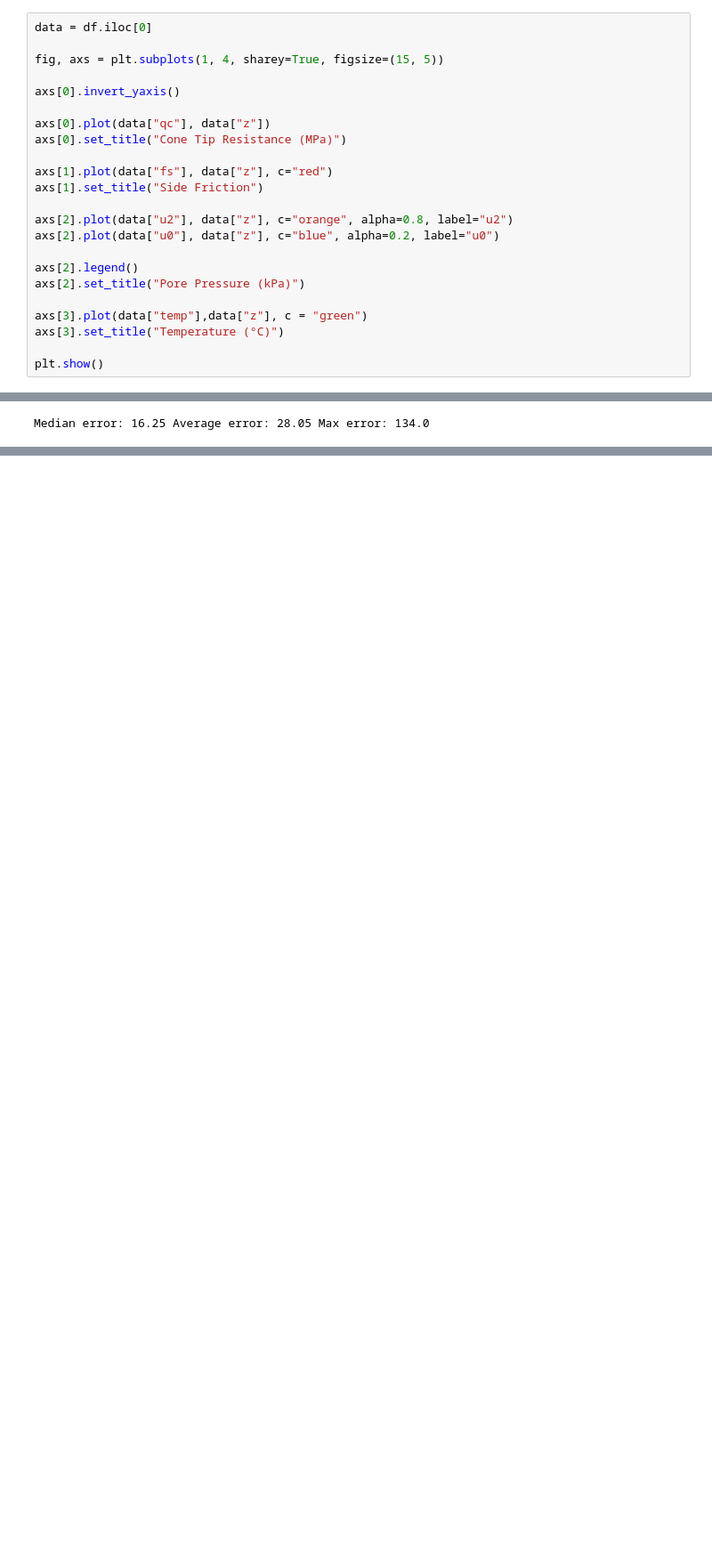
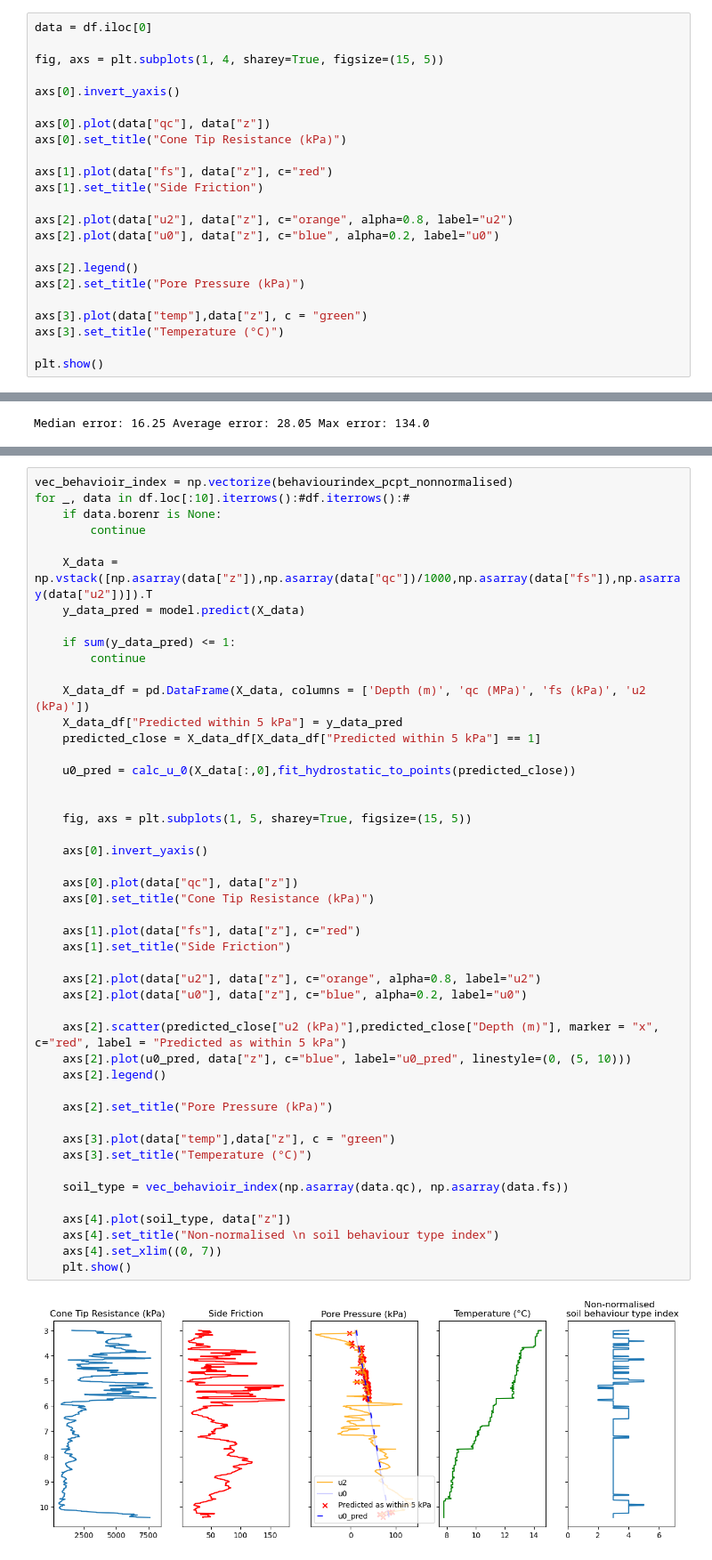
Before and after one commit to lucasfabbri/geotechdata, a Jupyter notebook: 1 Groundwater.ipynb, the cells around one changed output, grey strips where cells are left out. Shown at 89% size. Saved outputs shown, nothing was run; the diff lists cells and outputs as text; blank space fills up the shorter version.

```diff
--- a/1 Groundwater.ipynb
+++ b/1 Groundwater.ipynb
@@ -187,7 +187,7 @@ fig, axs = plt.subplots(1, 4, sharey=True, figsize=(15, 5))
 axs[0].invert_yaxis()
 
 axs[0].plot(data["qc"], data["z"])
-axs[0].set_title("Cone Tip Resistance (MPa)")
+axs[0].set_title("Cone Tip Resistance (kPa)")
 
 axs[1].plot(data["fs"], data["z"], c="red")
 axs[1].set_title("Side Friction")
@@ -614,0 +767,49 @@ Median error: 16.25 Average error: 28.05 Max error: 134.0
+# %%
+vec_behavioir_index = np.vectorize(behaviourindex_pcpt_nonnormalised)
+for _, data in df.loc[:10].iterrows():#df.iterrows():#
+    if data.borenr is None:
+        continue
+
+    X_data = np.vstack([np.asarray(data["z"]),np.asarray(data["qc"])/1000,np.asarray(data["fs"]),np.asarray(data["u2"])]).T
+    y_data_pred = model.predict(X_data)
+
+    if sum(y_data_pred) <= 1:
+        continue
+
+    X_data_df = pd.DataFrame(X_data, columns = ['Depth (m)', 'qc (MPa)', 'fs (kPa)', 'u2 (kPa)'])
+    X_data_df["Predicted within 5 kPa"] = y_data_pred
+    predicted_close = X_data_df[X_data_df["Predicted within 5 kPa"] == 1]
+
+    u0_pred = calc_u_0(X_data[:,0],fit_hydrostatic_to_points(predicted_close))
+
+
+    fig, axs = plt.subplots(1, 5, sharey=True, figsize=(15, 5))
+
+    axs[0].invert_yaxis()
+
+    axs[0].plot(data["qc"], data["z"])
+    axs[0].set_title("Cone Tip Resistance (kPa)")
+
+    axs[1].plot(data["fs"], data["z"], c="red")
+    axs[1].set_title("Side Friction")
+
+    axs[2].plot(data["u2"], data["z"], c="orange", alpha=0.8, label="u2")
+    axs[2].plot(data["u0"], data["z"], c="blue", alpha=0.2, label="u0")
+
+    axs[2].scatter(predicted_close["u2 (kPa)"],predicted_close["Depth (m)"], marker = "x", c="red", label = "Predicted as within 5 kPa")
+    axs[2].plot(u0_pred, data["z"], c="blue", label="u0_pred", linestyle=(0, (5, 10)))
+    axs[2].legend()
+
+    axs[2].set_title("Pore Pressure (kPa)")
+
+    axs[3].plot(data["temp"],data["z"], c = "green")
+    axs[3].set_title("Temperature (°C)")
+
+    soil_type = vec_behavioir_index(np.asarray(data.qc), np.asarray(data.fs))
+
+    axs[4].plot(soil_type, data["z"])
+    axs[4].set_title("Non-normalised \n soil behaviour type index")
+    axs[4].set_xlim((0, 7))
+    plt.show()
+# %% [output]
+[figure, added]
```
Also changed, not shown: parts of 25 cells of this notebook.
